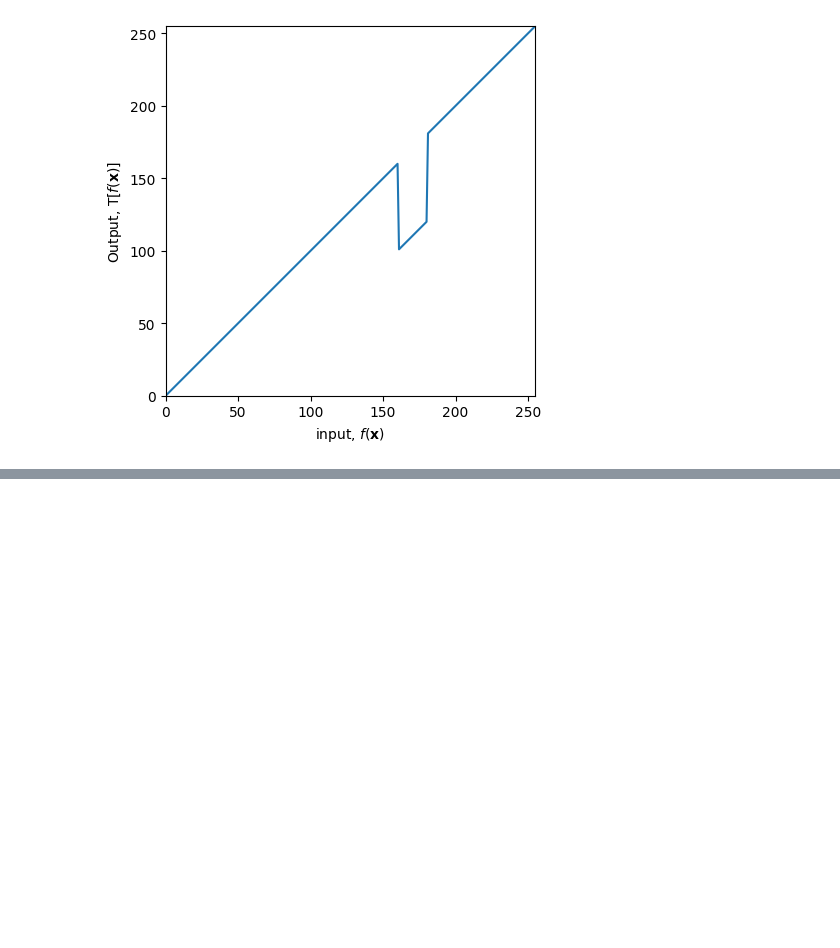
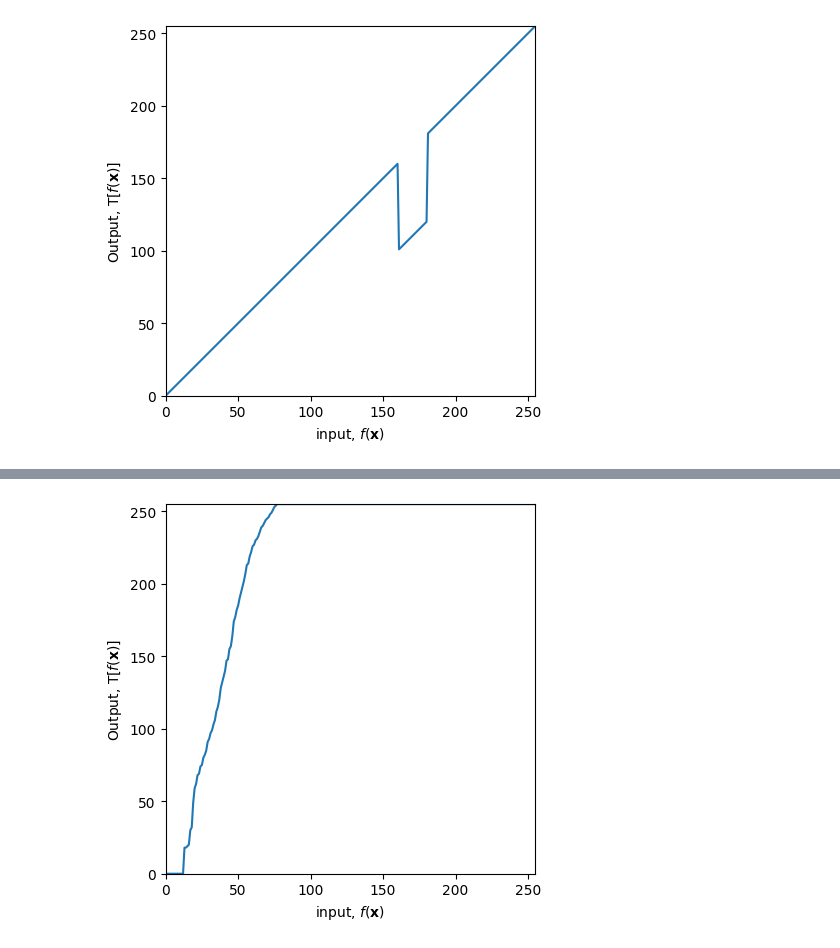
Before and after one commit to oshanyalegama/EN3160-Assignment-01, a Jupyter notebook: assignment 1.ipynb, the cells around one changed output, grey strips where cells are left out. Saved outputs shown, nothing was run; the diff lists cells and outputs as text; code cells hidden in the pictures; blank space fills up the shorter version.

```diff
--- a/assignment 1.ipynb
+++ b/assignment 1.ipynb
@@ -150,0 +151,47 @@ cv.destroyAllWindows()
+# %%
+def hist_equal(img):
+    '''insert grayscale image and it returns the transformed image and the
+    object transform(the function of the transformation used)'''
+    image_transformed = img.copy()
+
+    length = len(img[0])
+    height = len(img)
+
+    hist, bins = np.histogram(img.ravel(), 256, [0,256])
+
+    transform = []
+    cumsum = 0
+
+    for val in range(len(hist)):
+        cumsum+= hist[val]
+        transform.append(np.round(cumsum/(length*height)*255))
+
+    for i in range(height):
+        for j in range(length):
+            image_transformed[i][j] = transform[img[i][j]]
+
+    transform = np.array(transform)
+
+    return image_transformed, transform
+# %%
+img = cv.imread('shells.tif', cv.IMREAD_GRAYSCALE)
+
+image_transformed, transform = hist_equal(img)
+
+fig, ax = plt.subplots()
+ax.plot(transform)
+ax.set_xlabel(r'input, $f(\mathbf{x})$')
+ax.set_ylabel('Output, $\mathrm{T}[f(\mathbf{x})]$')
+ax.set_xlim(0,255)
+ax.set_ylim(0,255)
+ax.set_aspect('equal')
+plt.savefig('transform.png')
+plt.show()
+cv.namedWindow('Image',cv.WINDOW_AUTOSIZE)
+cv.imshow('Image', img)
+cv.waitKey(0)
+cv.imshow('Image', image_transformed)
+cv.waitKey(0)
+cv.destroyAllWindows()
+# %% [output]
+[figure, added]
```
Also changed, not shown: parts of 11 cells of this notebook, 7 other files.
